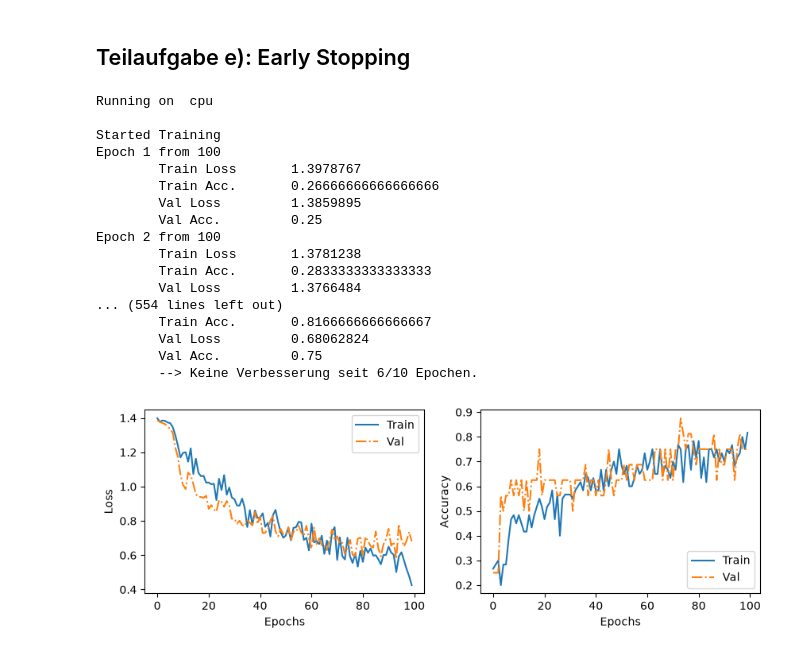
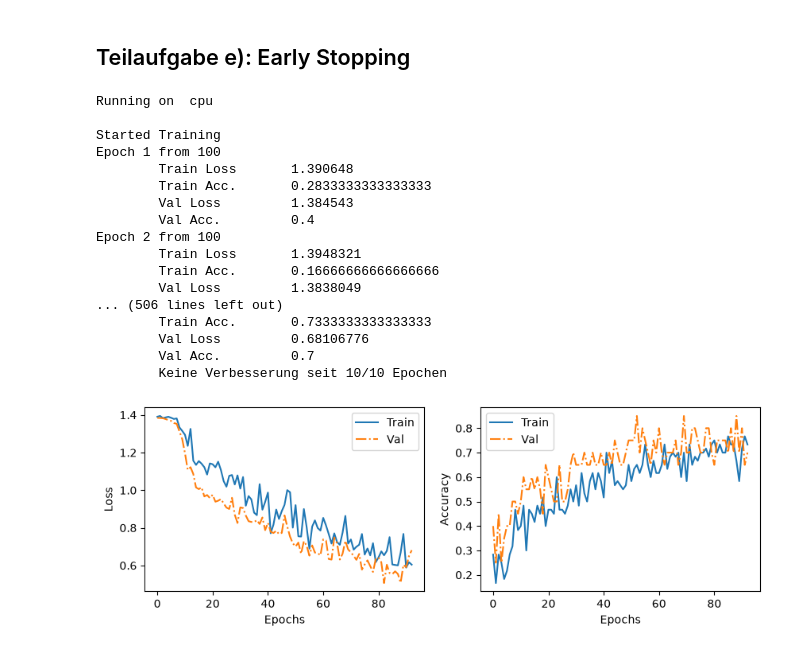
Before and after one commit to lassepunkt/KI-Programmieraufgabe, a Jupyter notebook: aufgabe3.ipynb, the cells around one changed output. Saved outputs shown, nothing was run; the diff lists cells and outputs as text; code cells hidden in the pictures.

```diff
--- a/aufgabe3.ipynb
+++ b/aufgabe3.ipynb
@@ -22,8 +31,8 @@ import copy
 ## Teilaufgabe a): Trainings-, Test-und Validierungsdatenset
 # %%
 rooms = ['Flur', 'Labor', 'Professorenbuero', 'Teekueche']
-training_path_list = [f'Bilder/{room}/{room}{n}.jpg' for room in rooms for n in range(1,16)]  # ["./pfad/zu/bildA.png","./pfad/zu/bildB.png",...]
-validation_path_list = [f'Bilder/{room}/{room}{n}.jpg' for room in rooms for n in range(16, 20)] # ["./pfad/zu/bildZ.png","./pfad/zu/bildY.png",...]
-test_path_list = [f'Bilder/{room}/{room}{n}.jpg' for room in rooms for n in range(20, 26)] # ["./pfad/zu/bildC.png","./pfad/zu/bildD.png",...]
+training_path_list = [f'Bilder/{room}/{room}{n}.jpg' for room in rooms for n in range(1,16)]  # ["./pfad/zu/bildA.png","./pfad/zu/bildB.png",...] -- 15 Bilder je Klasse
+validation_path_list = [f'Bilder/{room}/{room}{n}.jpg' for room in rooms for n in range(16, 21)] # ["./pfad/zu/bildZ.png","./pfad/zu/bildY.png",...] -- 5 Bilder je Klasse
+test_path_list = [f'Bilder/{room}/{room}{n}.jpg' for room in rooms for n in range(21, 26)] # ["./pfad/zu/bildC.png","./pfad/zu/bildD.png",...] -- 5 Bilder je Klasse
 # %% [markdown]
 ## Teilaufgabe b): CNN definieren und implementieren
@@ -130,7 +125,6 @@ Inputs sind:
 # Iterating over the entire data set once
 def run_iteration(dataloader, do_backprob=True):
     global net, optimizer, criterion
-    global device
     loss_iter = []
     acc_iter = []
     for batch_x, batch_y in dataloader:
@@ -310,5 +309,4 @@ plt.show()
 # %%
-# Setting y_train, yval, y_test labels for the dataset
 room_to_label = {'Flur': 0, 'Labor': 1, 'Professorenbuero': 2, 'Teekueche': 3}
 
 y_train = [room_to_label[path.split('/')[1]] for path in training_path_list]
@@ -325,7 +323,12 @@ lr = 0.001
 t_train = T.Compose([T.ToPILImage(),
                     T.ToTensor(),
                     T.RandomHorizontalFlip(p=0.5), # Zufälliges horizontales Spiegeln
-                    T.RandomRotation(degrees=15),  # Zufällige Drehung um bis zu 15 Grad
+                    T.RandomRotation(degrees=15), # Zufällige Drehung um bis zu 15 Grad
+                    T.ColorJitter( # Zufällige Farbanpassungen
+                        brightness=0.2,
+                        contrast=0.2,
+                        saturation=0.2
+                    ),
                     T.Normalize(mean=(0.5, 0.5, 0.5), std=(0.5, 0.5, 0.5))])
 t_val = T.Compose([T.ToPILImage(),
                    T.ToTensor(),
@@ -457,7 +458,6 @@ plt.show()
 # %% [markdown]
 ## Teilaufgabe e): Early Stopping
 # %%
-# Setting y_train, yval, y_test labels for the dataset
 room_to_label = {'Flur': 0, 'Labor': 1, 'Professorenbuero': 2, 'Teekueche': 3}
 
 y_train = [room_to_label[path.split('/')[1]] for path in training_path_list]
@@ -469,18 +469,23 @@ max_epoch = 100
 batch_size = 4
 lr = 0.001
 
-# Early Stopping Einstellungen
-patience = 10          # Wie viele Epochen das Netz ohne Verbesserung weiterlaufen darf
-best_val_loss = np.inf # Startwert für den besten Fehler (wird kontinuierlich überschrieben)
-patience_counter = 0   # Zähler, der hochzählt, wenn der Loss stagniert
-best_model_wts = None  # Hierdrin parken wir das "Gehirn" des Modells im besten Zustand
+# Early Stopping
+patience = 10 # Wie viele Epochen das Netz ohne Verbesserung weiterlaufen darf
+best_val_loss = np.inf # Startwert für den besten Fehler
+patience_counter = 0 # Zähler für die Epochen ohne Veränderung von Loss
+best_model_wts = None # Bestes Modell bisher
 
 
 # Transformations for dataloader
 t_train = T.Compose([T.ToPILImage(),
+                    T.RandomHorizontalFlip(p=0.5), # Zufälliges horizontales Spiegeln
+                    T.RandomRotation(degrees=15), # Zufällige Drehung um bis zu 15 Grad
+                    T.ColorJitter( # Zufällige Farbanpassungen
+                        brightness=0.2,
+                        contrast=0.2,
+                        saturation=0.2
+                    ),
                     T.ToTensor(),
-                    T.RandomHorizontalFlip(p=0.5), # Zufälliges horizontales Spiegeln
-                    T.RandomRotation(degrees=15),  # Zufällige Drehung um bis zu 15 Grad
                     T.Normalize(mean=(0.5, 0.5, 0.5), std=(0.5, 0.5, 0.5))])
 t_val = T.Compose([T.ToPILImage(),
                    T.ToTensor(),
@@ -547,54 +552,53 @@ for epoch in range(0,max_epoch):  # loop over the dataset multiple times
     ### EARLY STOPPING CHECK ###
     if val_loss_iter < best_val_loss:
         best_val_loss = val_loss_iter
-        # STATT COPY: Wir nutzen PyTorchs eigenen Klon-Befehl für Tensors
         best_model_wts = {k: v.clone() for k, v in net.state_dict().items()}
         patience_counter = 0
     else:
         patience_counter += 1
-        print(f"\t--> Keine Verbesserung seit {patience_counter}/{patience} Epochen.")
+        print(f"\tKeine Verbesserung seit {patience_counter}/{patience} Epochen")
 
     if patience_counter >= patience:
-        print(f"\n[Early Stopping] Training vorzeitig abgebrochen in Epoche {epoch+1}!")
+        # print(f"Training vorzeitig abgebrochen in Epoche {epoch+1}")
         break
 
 if best_model_wts is not None:
     net.load_state_dict(best_model_wts)
 
 # Plotting results
 fig, ax = plt.subplots(nrows=1,ncols=2,figsize=(10,3))
 ax[0].plot(train_loss_epoch,label="Train")
 ax[0].plot(val_loss_epoch,label="Val",linestyle="-.")
 ax[0].set_ylabel('Loss')
 ax[0].set_xlabel('Epochs')
 ax[0].legend()
 
 ax[1].plot(train_acc_epoch,label="Train")
 ax[1].plot(val_acc_epoch,label="Val",linestyle="-.")
 ax[1].set_ylabel('Accuracy')
 ax[1].set_xlabel('Epochs')
 ax[1].legend()
 plt.savefig("loss_augmentation.png",format="png",bbox_inches="tight")
 plt.show()
 # %% [output]
 Running on  cpu
 
 Started Training
 Epoch 1 from 100
-        Train Loss       1.3978767
-        Train Acc.       0.26666666666666666
-        Val Loss         1.3859895
-        Val Acc.         0.25
+        Train Loss       1.390648
+        Train Acc.       0.2833333333333333
+        Val Loss         1.384543
+        Val Acc.         0.4
 Epoch 2 from 100
-        Train Loss       1.3781238
-        Train Acc.       0.2833333333333333
-        Val Loss         1.3766484
-... (554 lines left out)
-        Train Acc.       0.8166666666666667
-        Val Loss         0.68062824
-        Val Acc.         0.75
-        --> Keine Verbesserung seit 6/10 Epochen.
+        Train Loss       1.3948321
+        Train Acc.       0.16666666666666666
+        Val Loss         1.3838049
+... (506 lines left out)
+        Train Acc.       0.7333333333333333
+        Val Loss         0.68106776
+        Val Acc.         0.7
+        Keine Verbesserung seit 10/10 Epochen
-[figure, old version]
+[figure, new version]
 # %%
 #Vorhersagen (y_pred) über das trainierte Netz generieren
 y_pred = []
```
Also changed, not shown: parts of 15 cells of this notebook.
